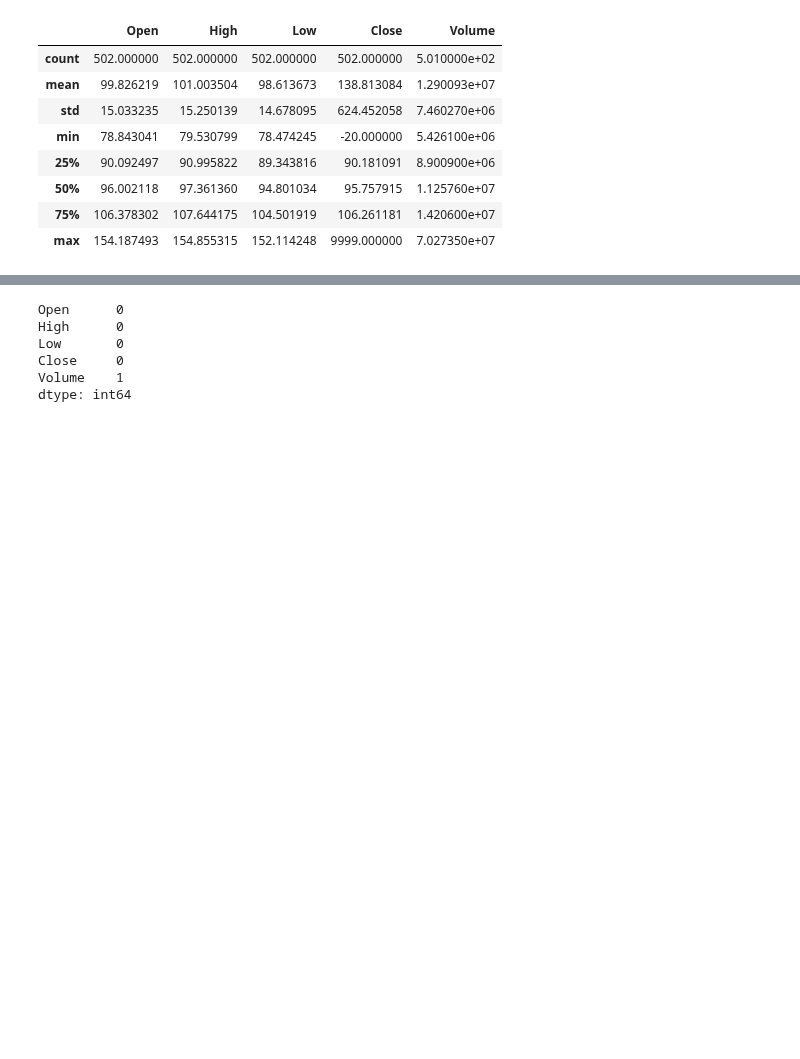
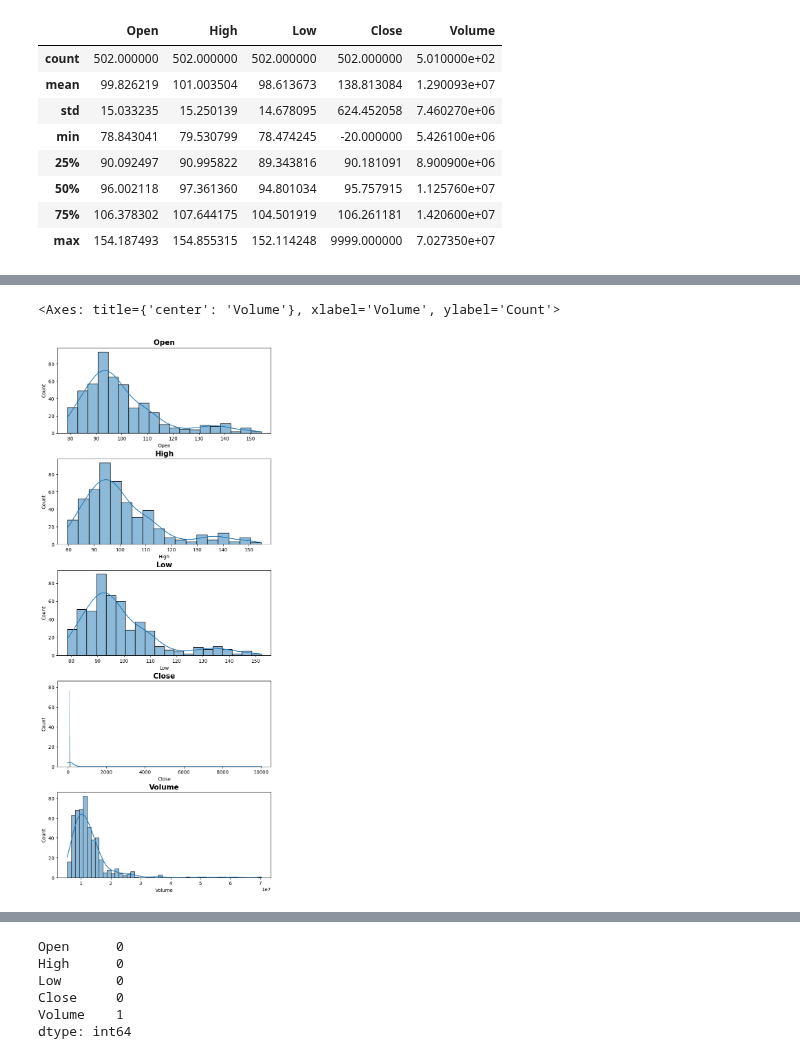
Before and after one commit to HillelCharbit/Trading-Algorithm-Project---google-trends, a Jupyter notebook: tom_jupyter_notebook.ipynb, the cells around one changed output, grey strips where cells are left out. Saved outputs shown, nothing was run; the diff lists cells and outputs as text; code cells hidden in the pictures; blank space fills up the shorter version.

```diff
--- a/tom_jupyter_notebook.ipynb
+++ b/tom_jupyter_notebook.ipynb
@@ -53,0 +95,16 @@ dtype: object
+# %%
+fig, ax = plt.subplots(nrows = 5, figsize = (8, 20))
+plt.subplots_adjust(hspace = 0.3)
+ax[0].set_title('Open', fontweight = 'bold').set_fontsize(15)
+sns.histplot(df['Open'], kde = True, ax = ax[0])
+ax[1].set_title('High', fontweight = 'bold').set_fontsize(15)
+sns.histplot(df['High'], kde = True, ax = ax[1])
+ax[2].set_title('Low', fontweight = 'bold').set_fontsize(15)
+sns.histplot(df['Low'], kde = True, ax = ax[2])
+ax[3].set_title('Close', fontweight = 'bold').set_fontsize(15)
+sns.histplot(df['Close'], kde = True, ax = ax[3])
+ax[4].set_title('Volume', fontweight = 'bold').set_fontsize(15)
+sns.histplot(df['Volume'], kde = True, ax = ax[4])
+# %% [output]
+<Axes: title={'center': 'Volume'}, xlabel='Volume', ylabel='Count'>
+[figure, added]
```
Also changed, not shown: parts of 37 cells of this notebook.
